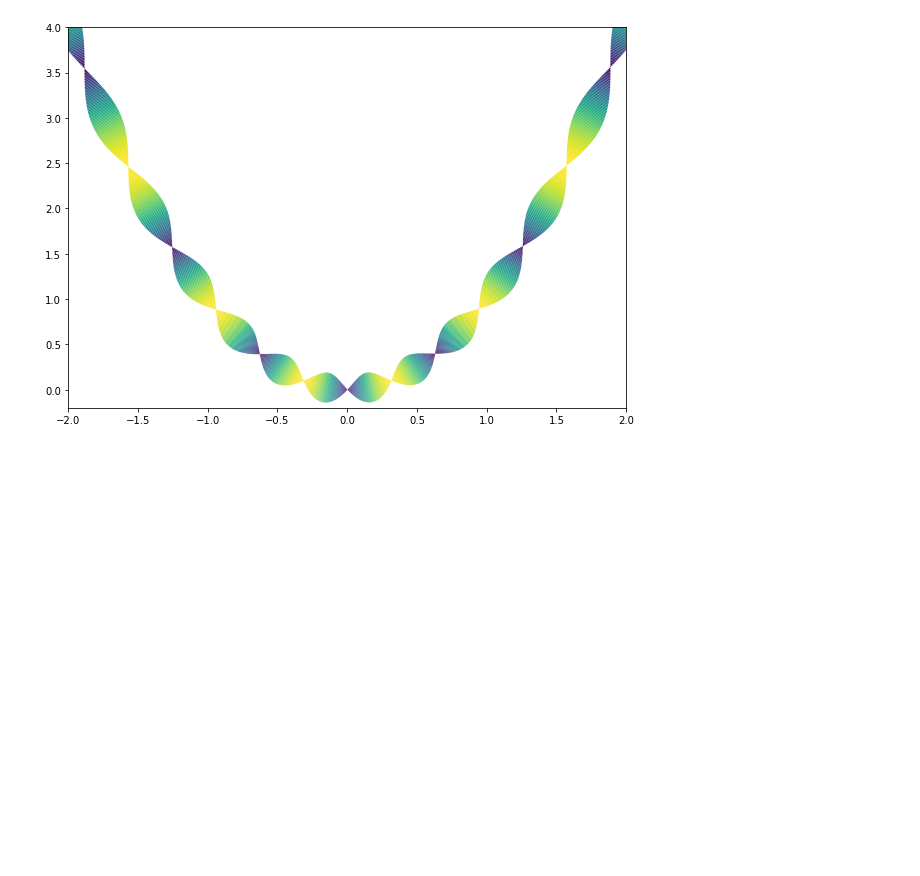
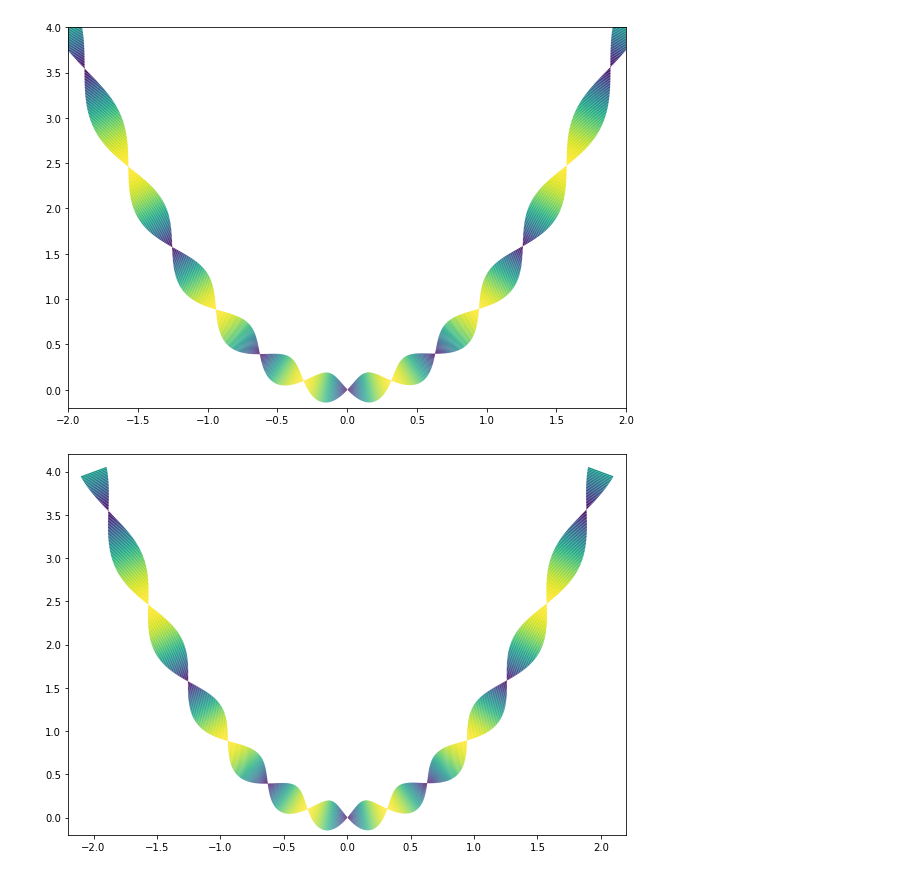
Before and after one commit to ColCarroll/yourplotlib, a Jupyter notebook: notebooks/artists.ipynb, the cells around one changed output. Drawn from its saved outputs; the diff is of its cells as text; code cells hidden in the pictures; blank space fills up the shorter version.

Commit message:
Update title, add function with LineCollection

```diff
--- a/notebooks/artists.ipynb
+++ b/notebooks/artists.ipynb
@@ -310,3 +310,39 @@ ax.set_xlim(-2, 2);
 fig.savefig(IMAGE_DIR / 'lc6.png')
 # %% [output]
 [figure]
+# %%
+def plot_line(x, y, linewidths=None, colors=None, ax=None):
+    points = np.vstack((x, y)).T
+    segments = list(zip(points[:-1], points[1:]))
+    if ax is None:
+        ax = plt.gca()
+
+    lc = LineCollection(
+        segments=segments,
+        linewidths=linewidths,
+        colors=colors,
+    )
+    ax.add_collection(lc)
+    def make_data_lim(data):
+        lo, hi = data.min(), data.max()
+        mid = (lo + hi) / 2
+        scale = 1.1 * (hi - lo) / 2
+        return mid - scale, mid + scale
+    ax.set(ylim=make_data_lim(y),
+           xlim=make_data_lim(x))
+    return lc
+# %%
+x = np.linspace(-2, 2, 1000)
+y = x ** 2
+linewidths = 30 * np.abs(np.sin(10 * x))
+colors = plt.get_cmap('viridis')(np.abs(np.sin(5 * x)))
+
+fig, ax = plt.subplots(figsize=(10, 7))
+plot_line(x, y,
+         linewidths=linewidths,
+         colors=colors,
+         ax=ax)
+
+fig.savefig(IMAGE_DIR / 'lc7.png')
+# %% [output]
+[figure, added]
```
Also changed, not shown: parts of 1 cell of this notebook, 3 other files.
